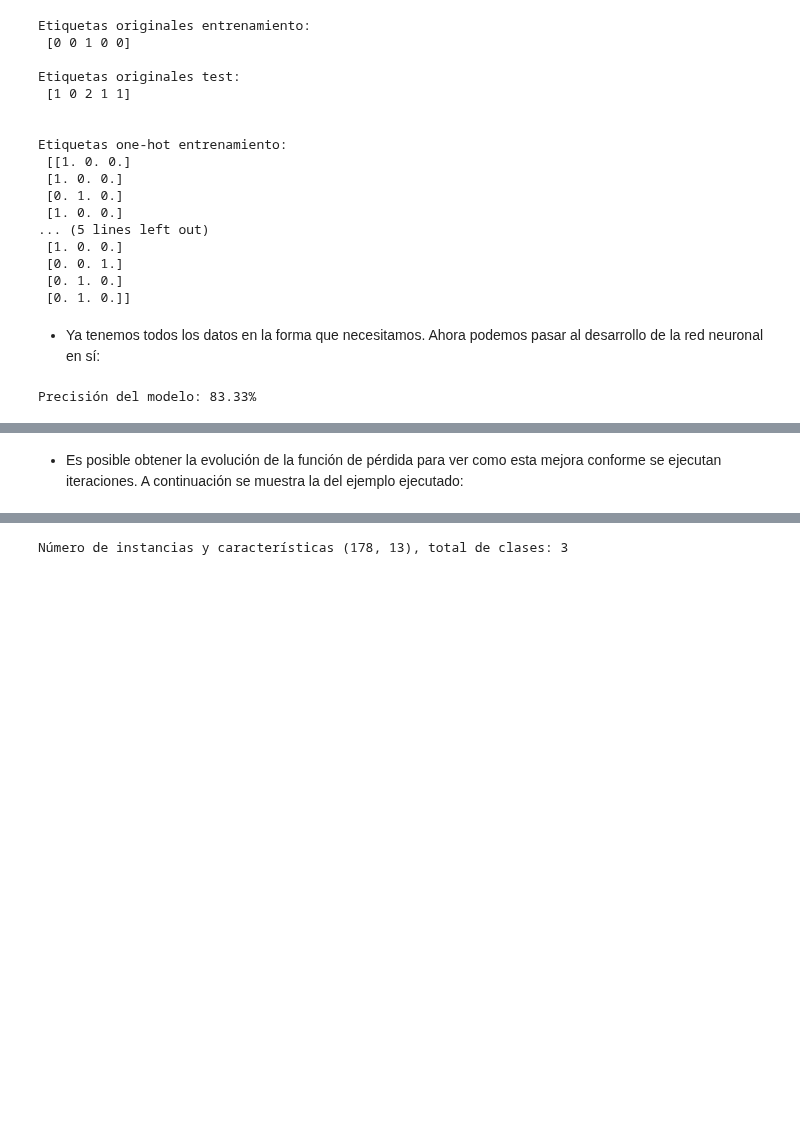
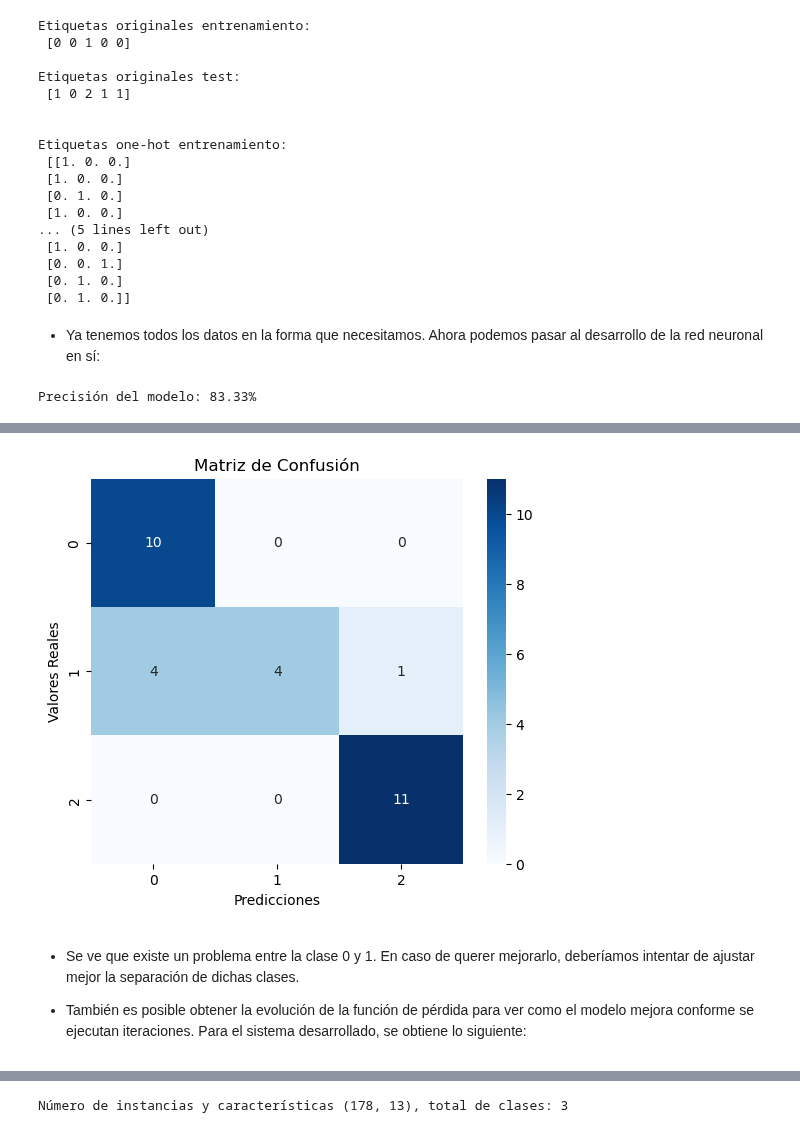
Before and after one commit to dmerap/MIOT_ML, a Jupyter notebook: Unidad05_Desarrollo_modelos_RRNN.ipynb, the cells around one changed output, grey strips where cells are left out. Saved outputs shown, nothing was run; the diff lists cells and outputs as text; code cells hidden in the pictures; blank space fills up the shorter version.

```diff
--- a/Unidad05_Desarrollo_modelos_RRNN.ipynb
+++ b/Unidad05_Desarrollo_modelos_RRNN.ipynb
@@ -113,14 +112,14 @@ print(f"Etiquetas originales test:\n {y_test[0:5]}")
 encoder = OneHotEncoder()
 
 # Aplicamos one-hot encoding a las etiquetas de entrenamiento
-y_train = encoder.fit_transform(y_train.reshape(-1, 1)).toarray()
+y_train_encoded = encoder.fit_transform(y_train.reshape(-1, 1)).toarray()
 
 # Aplicamos one-hot encoding a las etiquetas de prueba
-y_test = encoder.transform(y_test.reshape(-1, 1)).toarray()
+y_test_encoded = encoder.transform(y_test.reshape(-1, 1)).toarray()
 
 # Mostrar los resultados
-print(f"\n\nEtiquetas one-hot entrenamiento:\n {y_train[0:5]}")
-print(f"\n\nEtiquetas one-hot entrenamiento:\n {y_test[0:5]}")
+print(f"\n\nEtiquetas one-hot entrenamiento:\n {y_train_encoded[0:5]}")
+print(f"\n\nEtiquetas one-hot entrenamiento:\n {y_test_encoded[0:5]}")
 # %% [output]
 Etiquetas originales entrenamiento:
  [0 0 1 0 0]
@@ -156,20 +155,23 @@ clf = MLPClassifier(
     max_iter=100,                   # Número de iteraciones.
     alpha=0.0001,                   # Regularización L2.
     learning_rate_init=0.001,       # Tasa de aprendizaje.
-    early_stopping=True,            # Detener el entrenamiento en caso de poder mejorar más.
+    early_stopping=True,            # Detener el entrenamiento en caso de no poder mejorar más.
     validation_fraction=0.2,        # Porcentaje de los datos que se emplean en validación.
     n_iter_no_change=10,            # Detener si no hay mejora en 10 iteraciones.
     random_state=42                 # Estado aleatorio desde el que se empieza.
 )
 
+#Notar que en scikit-learn, la aplicación del conjunto de validación es tan simple como
+#fijar un valor para la variable "validation_fraction" y activar "early_stopping"
 
-# Entrenamos el modelo usando las características y las etiquetas
-clf.fit(X_train, y_train)
 
-# Hacemos que el modelo intente predecir los datos de prueba
+# Entrenamos el modelo usando las características y las etiquetas.
+clf.fit(X_train, y_train_encoded)
+
+# Hacemos que el modelo intente predecir los datos de prueba.
 y_pred = clf.predict(X_test)
 
-# Comprobamos, partiendo de las anteriores predicciones, la precisión obtenida
+# Comprobamos, partiendo de las anteriores predicciones, la precisión obtenida.
 accuracy = accuracy_score(y_test_encoded, y_pred)
 print(f'Precisión del modelo: {accuracy * 100:.2f}%')
 # %% [output]
@@ -177,5 +183,30 @@ Precisión del modelo: 83.33%
+# %%
+import seaborn as sns
+from sklearn.metrics import confusion_matrix
+
+# Conversión requerida para la matriz de confusión de seaborn.
+y_test_conf_matrix = np.argmax(y_test_encoded, axis=1)
+y_pred_conf_matrix = np.argmax(y_pred, axis=1)
+
+
+# Generar la matriz de confusión.
+cm = confusion_matrix(y_test_conf_matrix, y_pred_conf_matrix)
+
+
+# Para visualizar la matriz de confusión como un mapa de calor:
+plt.figure(figsize=(6, 5))
+sns.heatmap(cm, annot=True, fmt="d", cmap="Blues", xticklabels=np.unique(y_test_conf_matrix),
+            yticklabels=np.unique(y_test_conf_matrix))
+plt.xlabel('Predicciones')
+plt.ylabel('Valores Reales')
+plt.title('Matriz de Confusión')
+plt.show()
+# %% [output]
+[figure, added]
 # %% [markdown]
-* Es posible obtener la evolución de la función de pérdida para ver como esta mejora conforme se ejecutan iteraciones. A continuación se muestra la del ejemplo ejecutado:
+* Se ve que existe un problema entre la clase 0 y 1. En caso de querer mejorarlo, deberíamos intentar de ajustar mejor la separación de dichas clases.
+
+* También es posible obtener la evolución de la función de pérdida para ver como el modelo mejora conforme se ejecutan iteraciones. Para el sistema desarrollado, se obtiene lo siguiente:
 # %%
 
 train_loss = clf.loss_curve_
```
Also changed, not shown: parts of 8 cells of this notebook, 1 other file.
